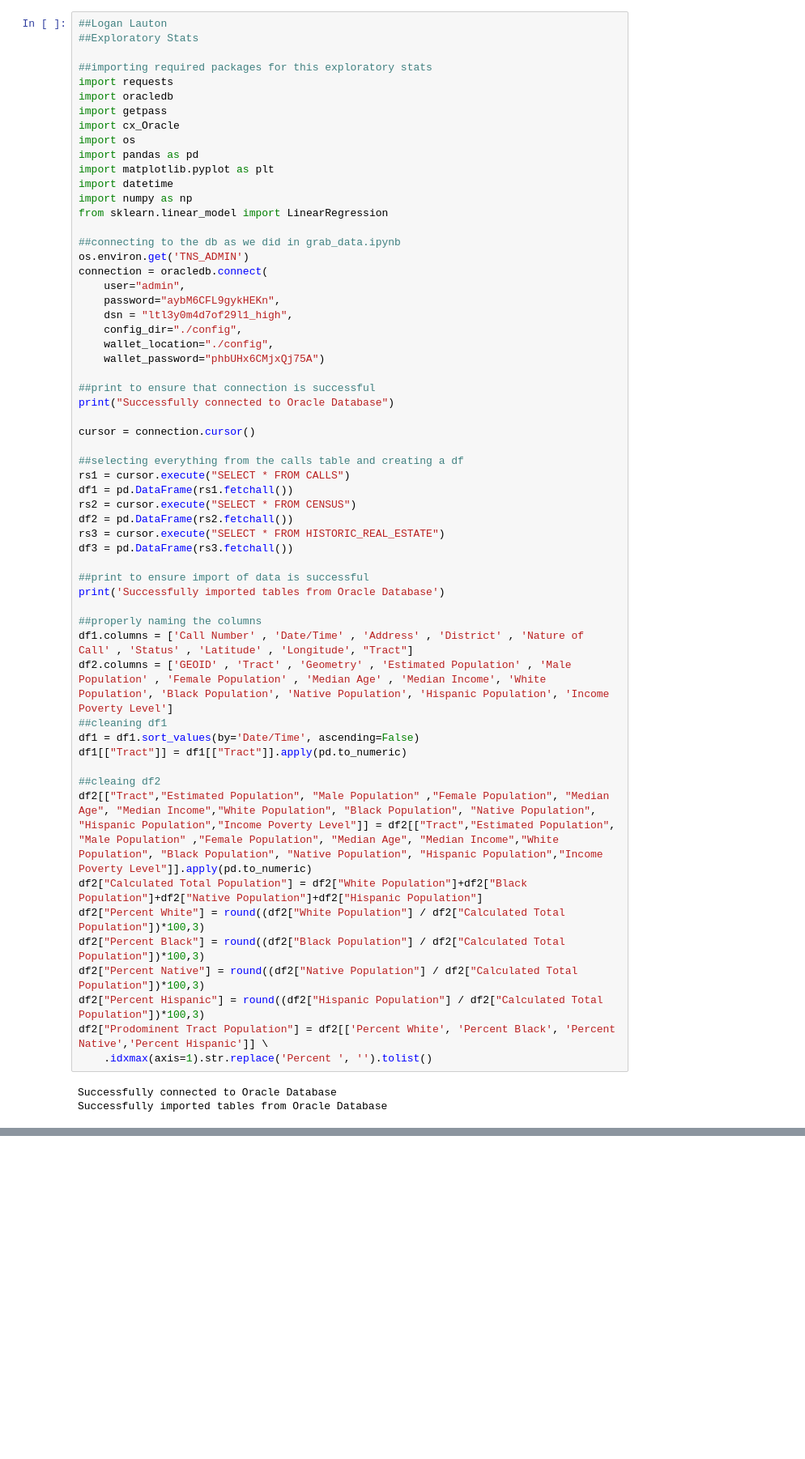
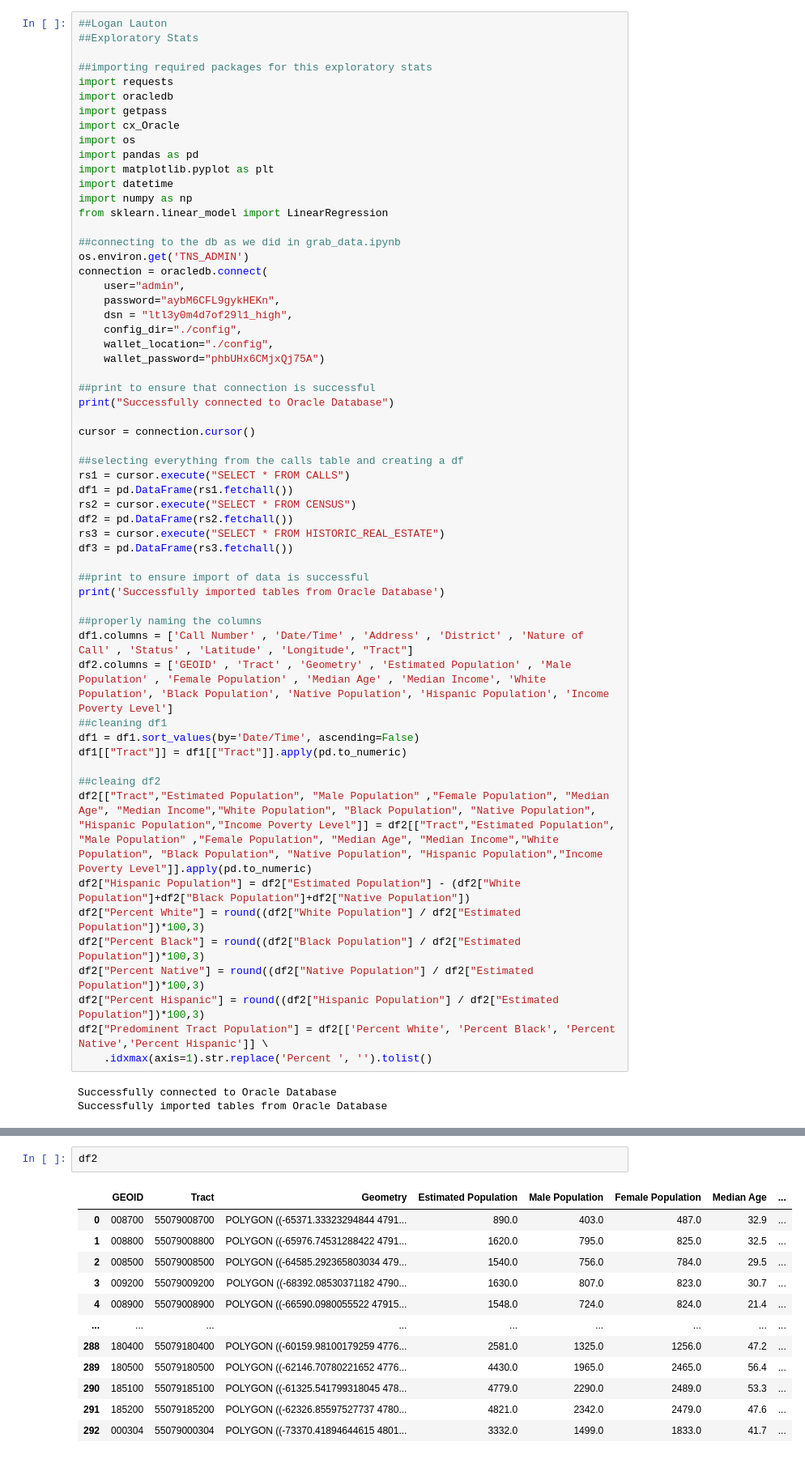
Before and after one commit to ecarrasco07/CrimeReportDS, a Jupyter notebook: Exploratory Stats.ipynb, the cells around one changed output, grey strips where cells are left out. Shown: that part at 81% size. Drawn from its saved outputs; the diff is of its cells as text; blank space fills up the shorter version.

```diff
--- a/Exploratory Stats.ipynb
+++ b/Exploratory Stats.ipynb
@@ -49,12 +49,12 @@ df1[["Tract"]] = df1[["Tract"]].apply(pd.to_numeric)
 
 ##cleaing df2
 df2[["Tract","Estimated Population", "Male Population" ,"Female Population", "Median Age", "Median Income","White Population", "Black Population", "Native Population", "Hispanic Population","Income Poverty Level"]] = df2[["Tract","Estimated Population", "Male Population" ,"Female Population", "Median Age", "Median Income","White Population", "Black Population", "Native Population", "Hispanic Population","Income Poverty Level"]].apply(pd.to_numeric)
-df2["Calculated Total Population"] = df2["White Population"]+df2["Black Population"]+df2["Native Population"]+df2["Hispanic Population"]
-df2["Percent White"] = round((df2["White Population"] / df2["Calculated Total Population"])*100,3)
-df2["Percent Black"] = round((df2["Black Population"] / df2["Calculated Total Population"])*100,3)
-df2["Percent Native"] = round((df2["Native Population"] / df2["Calculated Total Population"])*100,3)
-df2["Percent Hispanic"] = round((df2["Hispanic Population"] / df2["Calculated Total Population"])*100,3)
-df2["Prodominent Tract Population"] = df2[['Percent White', 'Percent Black', 'Percent Native','Percent Hispanic']] \
+df2["Hispanic Population"] = df2["Estimated Population"] - (df2["White Population"]+df2["Black Population"]+df2["Native Population"])
+df2["Percent White"] = round((df2["White Population"] / df2["Estimated Population"])*100,3)
+df2["Percent Black"] = round((df2["Black Population"] / df2["Estimated Population"])*100,3)
+df2["Percent Native"] = round((df2["Native Population"] / df2["Estimated Population"])*100,3)
+df2["Percent Hispanic"] = round((df2["Hispanic Population"] / df2["Estimated Population"])*100,3)
+df2["Predominent Tract Population"] = df2[['Percent White', 'Percent Black', 'Percent Native','Percent Hispanic']] \
     .idxmax(axis=1).str.replace('Percent ', '').tolist()
 # %% [output]
 Successfully connected to Oracle Database
@@ -82 +82,16 @@ Percent Hispanic in Milwaukee(Should be 19.9):
 The percents in the () are given from https://www.census.gov/quickfacts/milwaukeecitywisconsin
+# %%
+df2
+# %% [output]
+|  | GEOID | Tract | Geometry | Estimated Population | Male Population | Female Population | Median Age | ... |
+| 0 | 008700 | 55079008700 | POLYGON ((-65371.33323294844 4791... | 890.0 | 403.0 | 487.0 | 32.9 | ... |
+| 1 | 008800 | 55079008800 | POLYGON ((-65976.74531288422 4791... | 1620.0 | 795.0 | 825.0 | 32.5 | ... |
+| 2 | 008500 | 55079008500 | POLYGON ((-64585.292365803034 479... | 1540.0 | 756.0 | 784.0 | 29.5 | ... |
+| 3 | 009200 | 55079009200 | POLYGON ((-68392.08530371182 4790... | 1630.0 | 807.0 | 823.0 | 30.7 | ... |
+| 4 | 008900 | 55079008900 | POLYGON ((-66590.0980055522 47915... | 1548.0 | 724.0 | 824.0 | 21.4 | ... |
+| ... | ... | ... | ... | ... | ... | ... | ... | ... |
+| 288 | 180400 | 55079180400 | POLYGON ((-60159.98100179259 4776... | 2581.0 | 1325.0 | 1256.0 | 47.2 | ... |
+| 289 | 180500 | 55079180500 | POLYGON ((-62146.70780221652 4776... | 4430.0 | 1965.0 | 2465.0 | 56.4 | ... |
+| 290 | 185100 | 55079185100 | POLYGON ((-61325.541799318045 478... | 4779.0 | 2290.0 | 2489.0 | 53.3 | ... |
+| 291 | 185200 | 55079185200 | POLYGON ((-62326.85597527737 4780... | 4821.0 | 2342.0 | 2479.0 | 47.6 | ... |
+| 292 | 000304 | 55079000304 | POLYGON ((-73370.41894644615 4801... | 3332.0 | 1499.0 | 1833.0 | 41.7 | ... |
```
Also changed, not shown: parts of 10 cells of this notebook.
